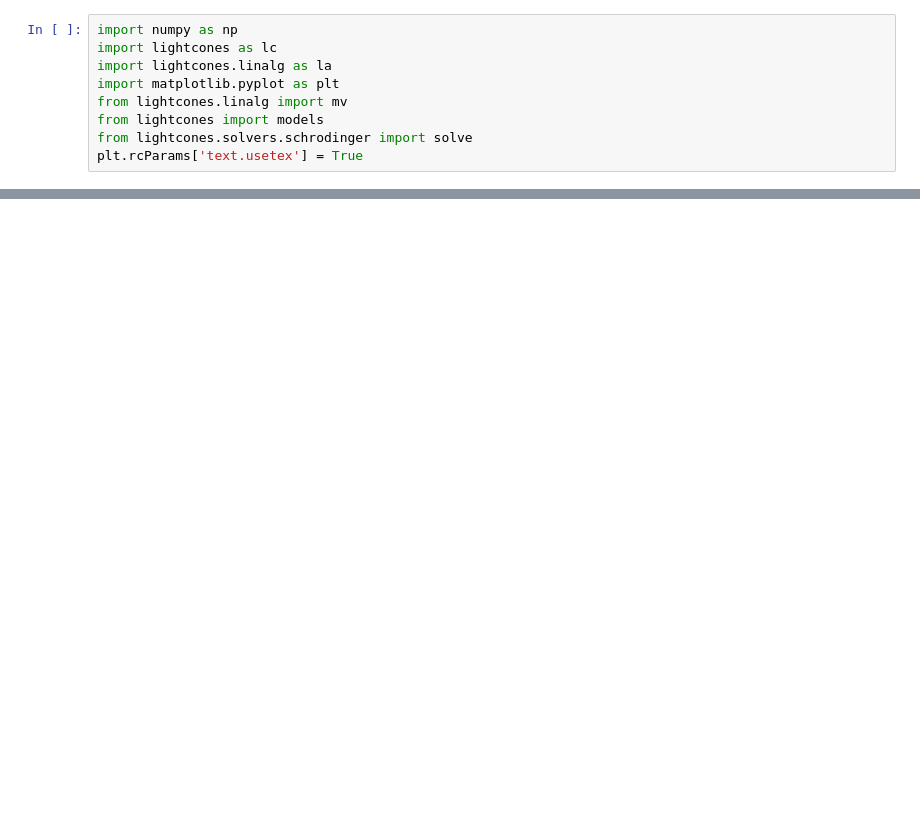
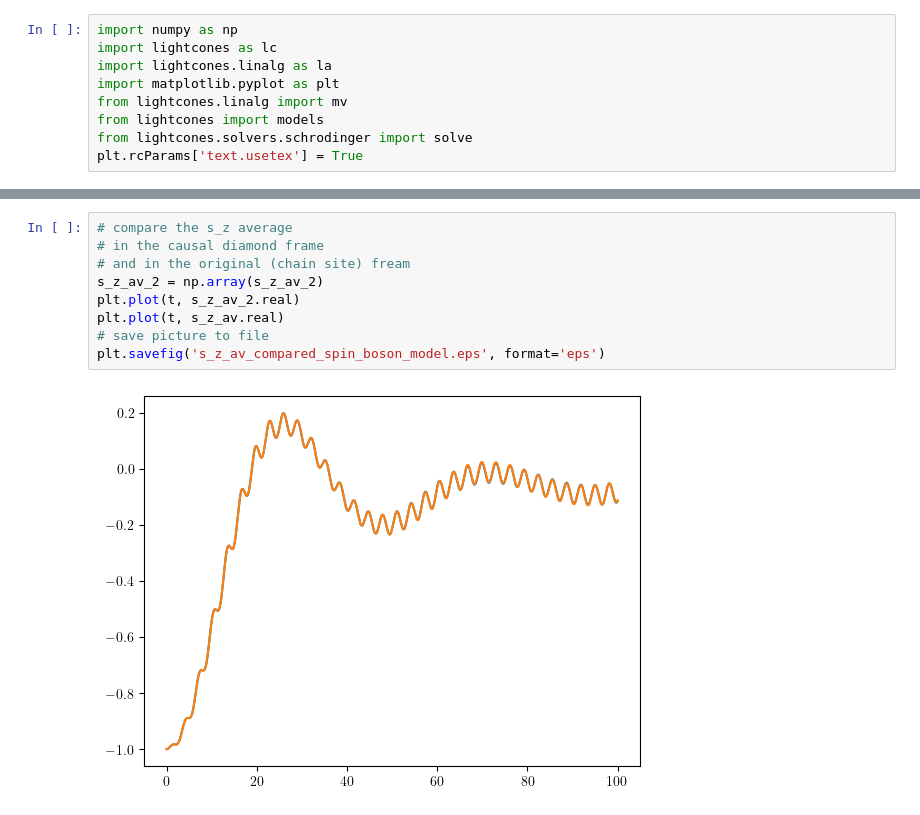
Before and after one commit to evgenii-poliakoff/lightcones, a Jupyter notebook: tutorials/backward_lightcone.ipynb, the cells around one changed output, grey strips where cells are left out. Drawn from its saved outputs; the diff is of its cells as text; blank space fills up the shorter version.

```diff
--- a/tutorials/backward_lightcone.ipynb
+++ b/tutorials/backward_lightcone.ipynb
@@ -39,0 +193,11 @@ spread_mv, H_mv = lc.moving_frame(spread_cd, ti_arrival, U_cd, dt, m)
+# %%
+# compare the s_z average
+# in the causal diamond frame
+# and in the original (chain site) fream
+s_z_av_2 = np.array(s_z_av_2)
+plt.plot(t, s_z_av_2.real)
+plt.plot(t, s_z_av.real)
+# save picture to file
+plt.savefig('s_z_av_compared_spin_boson_model.eps', format='eps')
+# %% [output]
+[figure, added]
```
Also changed, not shown: parts of 5 cells of this notebook, 1 other file.
